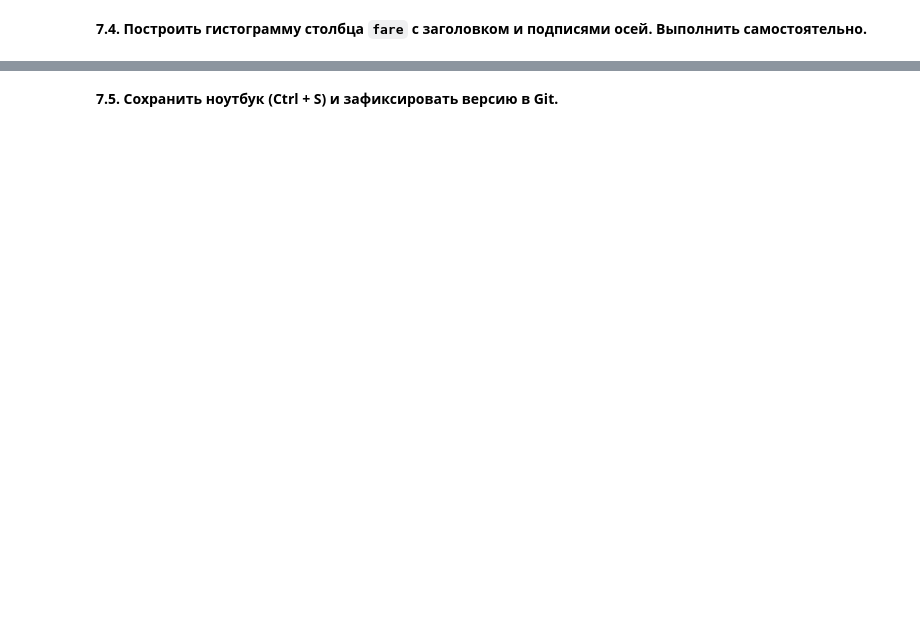
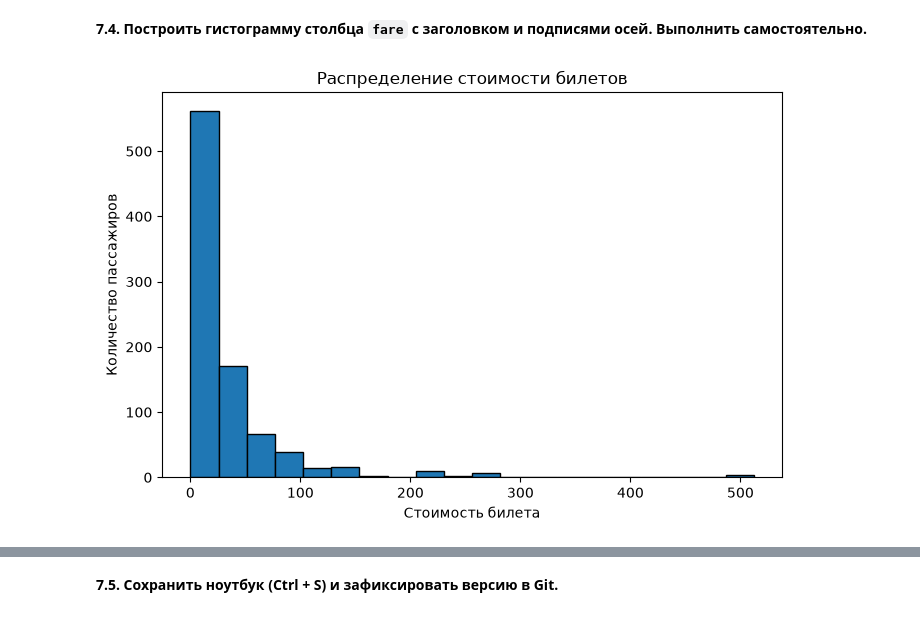
Before and after one commit to katesemenets000/data-analysis, a Jupyter notebook: lab1/notebooks/lab1.ipynb, the cells around one changed output, grey strips where cells are left out. Drawn from its saved outputs; the diff is of its cells as text; code cells hidden in the pictures; blank space fills up the shorter version.

```diff
--- a/lab1/notebooks/lab1.ipynb
+++ b/lab1/notebooks/lab1.ipynb
@@ -554,5 +800,15 @@ print()
 **7.4. Построить гистограмму столбца `fare` с заголовком и подписями осей. Выполнить самостоятельно.**
 # %%
 # Самостоятельно: построить гистограмму столбца fare с заголовком и подписями осей
+plt.figure(figsize=(8, 5))
+plt.hist(df["fare"].dropna(), bins=20, edgecolor="black")
+
+plt.title("Распределение стоимости билетов")
+plt.xlabel("Стоимость билета")
+plt.ylabel("Количество пассажиров")
+
+plt.show()
+# %% [output]
+[figure, added]
 # %% [markdown]
 **Описание работы.** Написать 3–4 предложения собственными словами: какие библиотеки подключены, что делает каждая ячейка, что изображено на графике (оси и единицы измерения).
```
Also changed, not shown: parts of 60 cells of this notebook, 1 other file.
